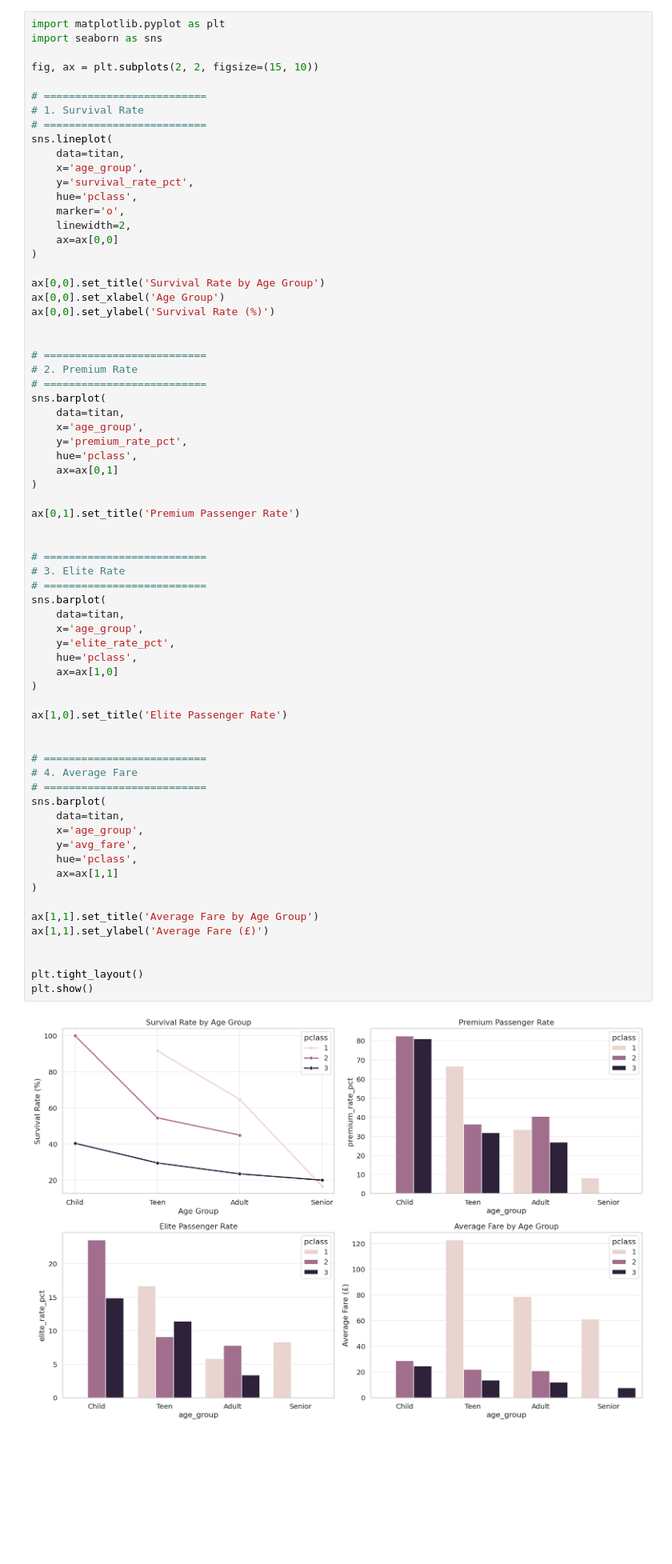
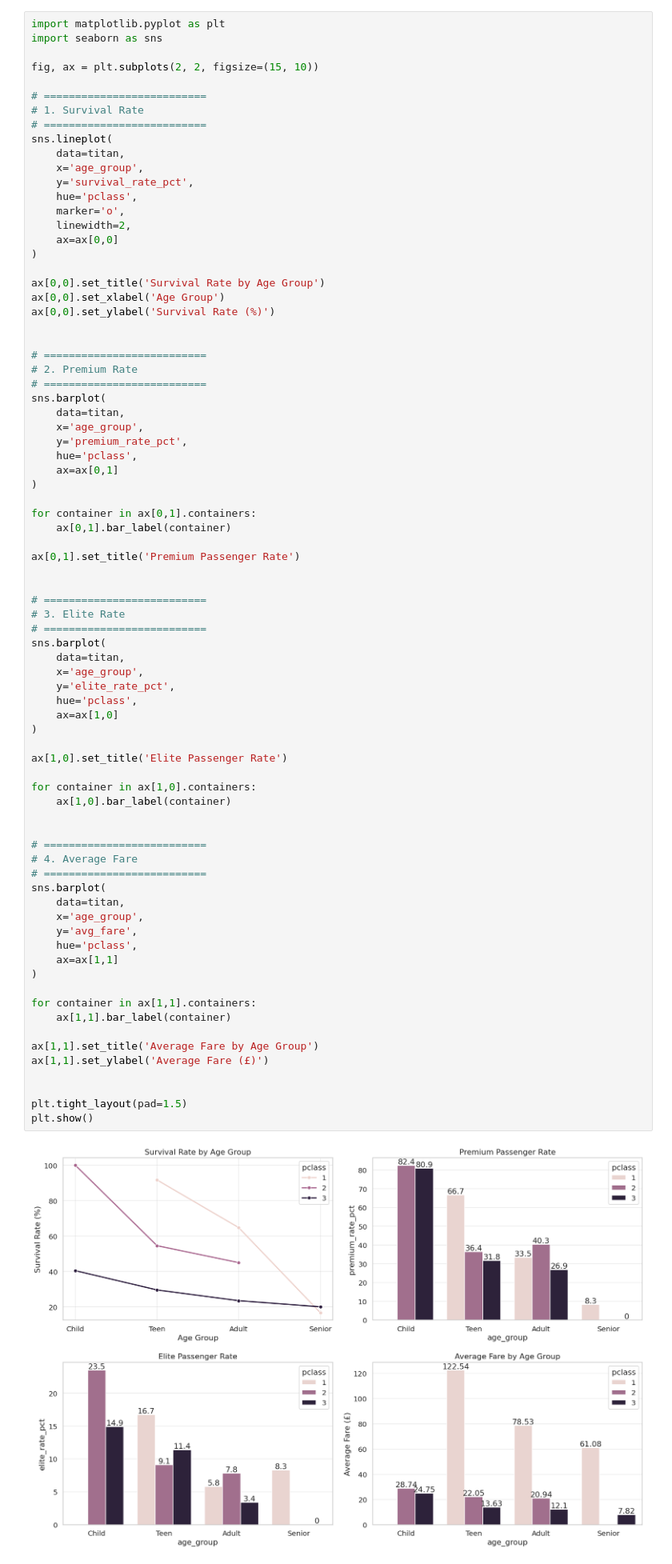
Before and after one commit to abhishekkatewaofficial-lab/Machine-Learning, a Jupyter notebook: Notes/Pandas/4. Practice/Pandas_Practice_Series_Notebook_02.ipynb, the cells around one changed output. Shown at 80% size. Saved outputs shown, nothing was run; the diff lists cells and outputs as text; blank space fills up the shorter version.

```diff
--- a/Notes/Pandas/4. Practice/Pandas_Practice_Series_Notebook_02.ipynb
+++ b/Notes/Pandas/4. Practice/Pandas_Practice_Series_Notebook_02.ipynb
@@ -8158,6 +8158,9 @@ sns.barplot(
     ax=ax[0,1]
 )
 
+for container in ax[0,1].containers:
+    ax[0,1].bar_label(container)
+
 ax[0,1].set_title('Premium Passenger Rate')
 
 
@@ -8165,35 +8168,41 @@ ax[0,1].set_title('Premium Passenger Rate')
 # 3. Elite Rate
 # ==========================
 sns.barplot(
     data=titan,
     x='age_group',
     y='elite_rate_pct',
     hue='pclass',
     ax=ax[1,0]
 )
 
 ax[1,0].set_title('Elite Passenger Rate')
 
+for container in ax[1,0].containers:
+    ax[1,0].bar_label(container)
+
 
 # ==========================
 # 4. Average Fare
 # ==========================
 sns.barplot(
     data=titan,
     x='age_group',
     y='avg_fare',
     hue='pclass',
     ax=ax[1,1]
 )
 
+for container in ax[1,1].containers:
+    ax[1,1].bar_label(container)
+
 ax[1,1].set_title('Average Fare by Age Group')
 ax[1,1].set_ylabel('Average Fare (£)')
 
 
-plt.tight_layout()
+plt.tight_layout(pad=1.5)
 plt.show()
 # %% [output]
-[figure, old version]
+[figure, new version]
 # %% [markdown]
 <details>
 <summary>💡 Hint — Click to expand (try on your own first!)</summary>
```
Also changed, not shown: 3 other files.
